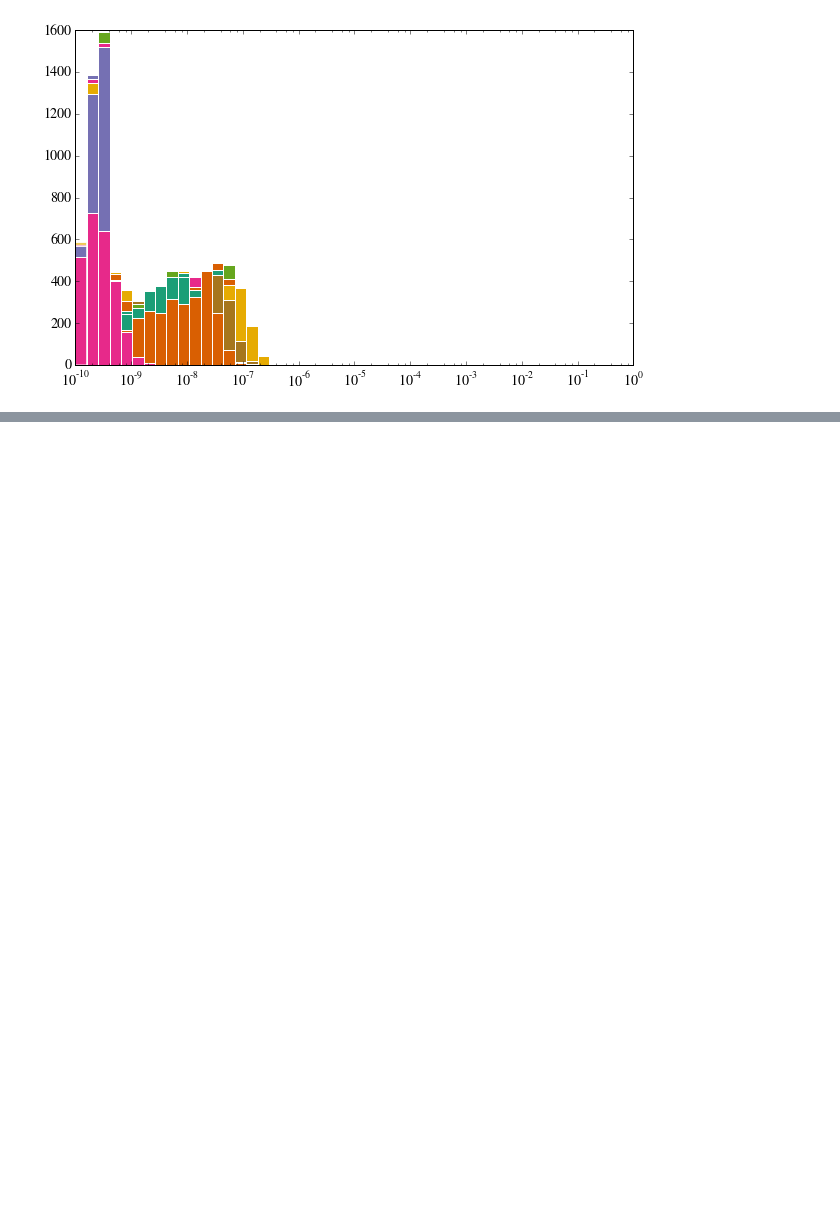
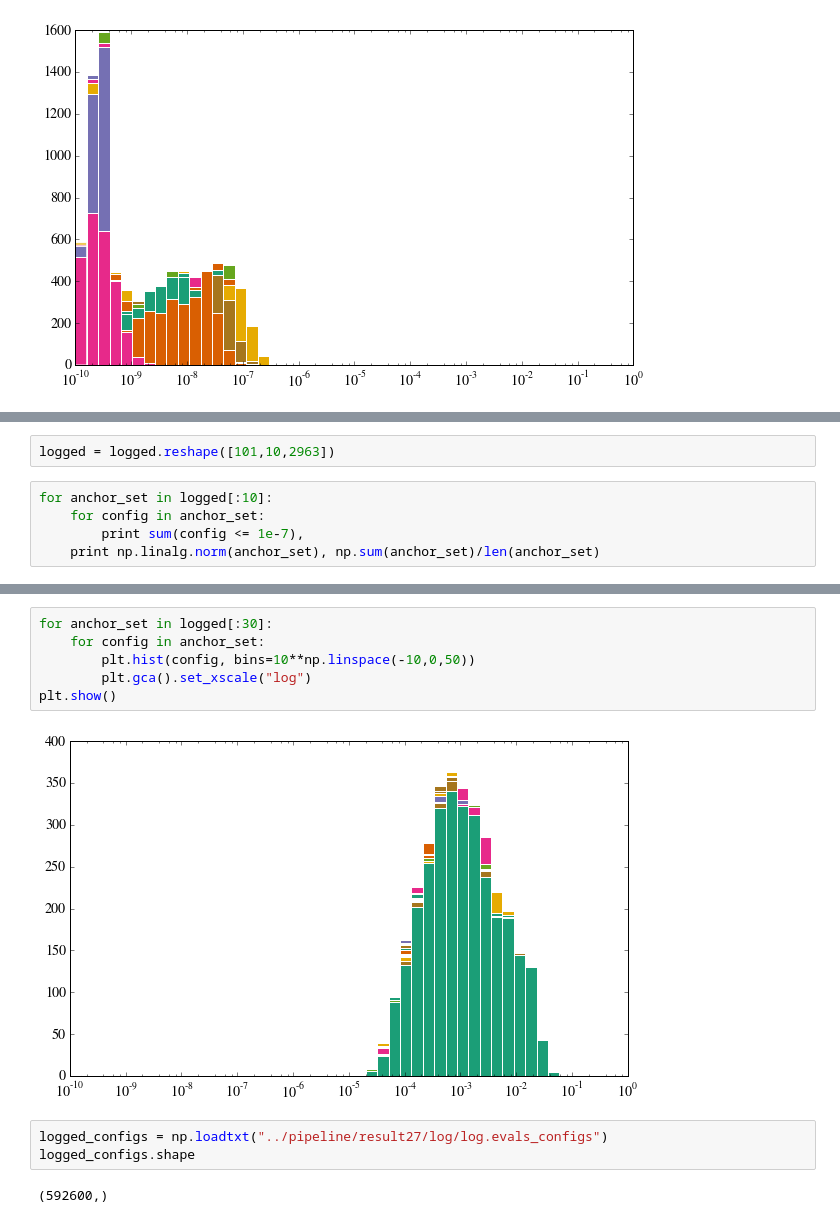
Before and after one commit to jming/thesis, a Jupyter notebook: explore-ipynb/Convex Hull Error Visualizations.ipynb, the cells around one changed output, grey strips where cells are left out. Drawn from its saved outputs; the diff is of its cells as text; blank space fills up the shorter version.

```diff
--- a/explore-ipynb/Convex Hull Error Visualizations.ipynb
+++ b/explore-ipynb/Convex Hull Error Visualizations.ipynb
@@ -226,0 +250,7 @@ plt.show()
+# %%
+logged = logged.reshape([101,10,2963])
+# %%
+for anchor_set in logged[:10]:
+    for config in anchor_set:
+        print sum(config <= 1e-7),
+    print np.linalg.norm(anchor_set), np.sum(anchor_set)/len(anchor_set)
@@ -226,0 +268,13 @@ plt.show()
+# %%
+for anchor_set in logged[:30]:
+    for config in anchor_set:
+        plt.hist(config, bins=10**np.linspace(-10,0,50))
+        plt.gca().set_xscale("log")
+plt.show()
+# %% [output]
+[figure, added]
+# %%
+logged_configs = np.loadtxt("../pipeline/result27/log/log.evals_configs")
+logged_configs.shape
+# %% [output]
+(592600,)
```
Also changed, not shown: parts of 7 cells of this notebook, 2 other files.
